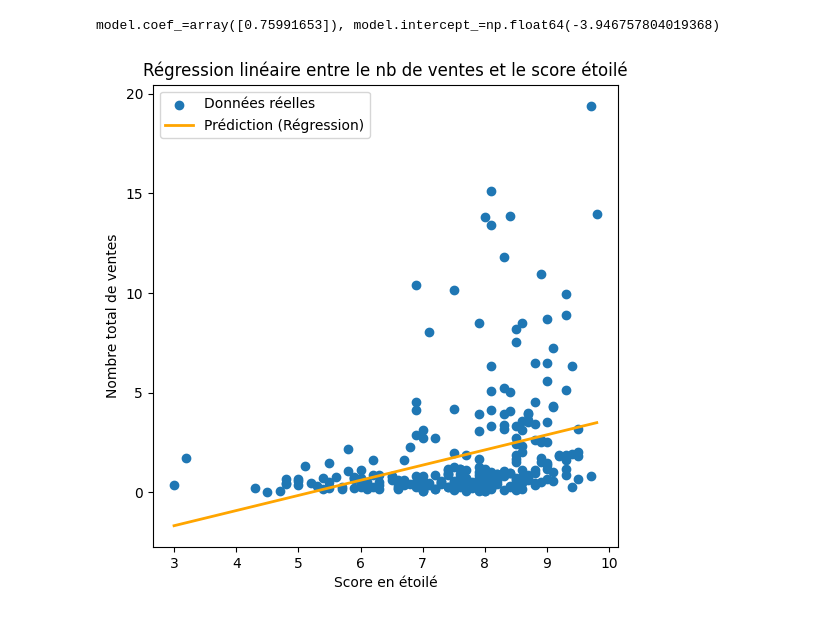
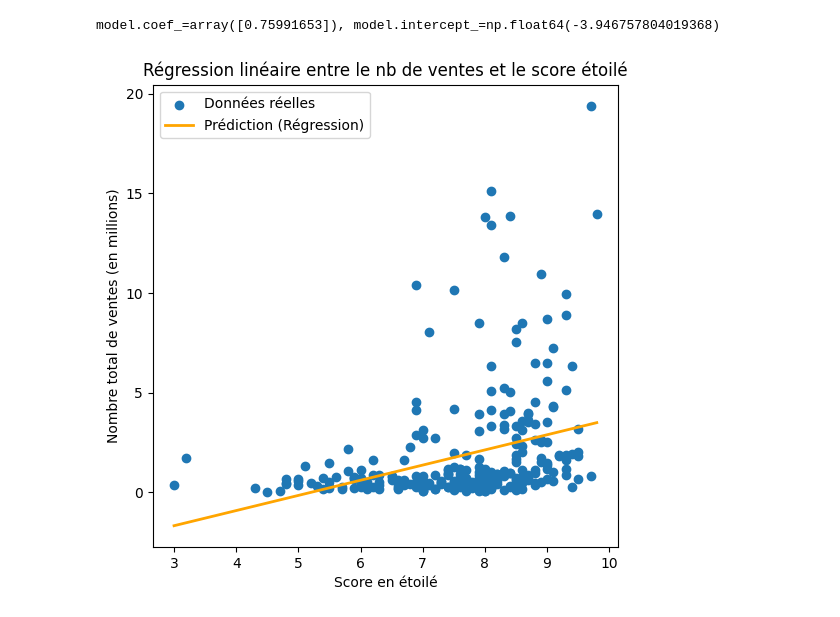
Before and after one commit to Sikoso774/vg_sales_2024, a Jupyter notebook: vg-sales.ipynb, the cells around one changed output. Saved outputs shown, nothing was run; the diff lists cells and outputs as text; code cells hidden in the pictures.

```diff
--- a/vg-sales.ipynb
+++ b/vg-sales.ipynb
@@ -127,23 +128,23 @@ model.coef_=array([0.75991653]), model.intercept_=np.float64(-3.946757804019368)
 # %%
 # Figure de base
 
 X = pd.Series(data["critic_score"])
 y = pd.Series(data["total_sales"])
 plt.figure(figsize=(6, 6))
 plt.scatter(X, y, label='Données réelles')
 
 # Créer une séquence de X qui va du minimum au maximum des données
 # reshape(-1, 1) est nécessaire pour scikit learn
 X_plot = np.linspace(X.min(), X.max(), 100).reshape(-1, 1)
 
 # Prédiction
 y_plot_pred = model.predict(X_plot)
 
 plt.plot(X_plot, y_plot_pred, color='orange', linewidth=2, label='Prédiction (Régression)')
 plt.title("Régression linéaire entre le nb de ventes et le score étoilé")
 plt.xlabel("Score en étoilé")
-plt.ylabel("Nombre total de ventes")
+plt.ylabel("Nombre total de ventes (en millions)")
 plt.legend()
 plt.show()
 # %% [output]
-[figure, old version]
+[figure, new version]
```
Also changed, not shown: parts of 13 cells of this notebook, 3 other files.
